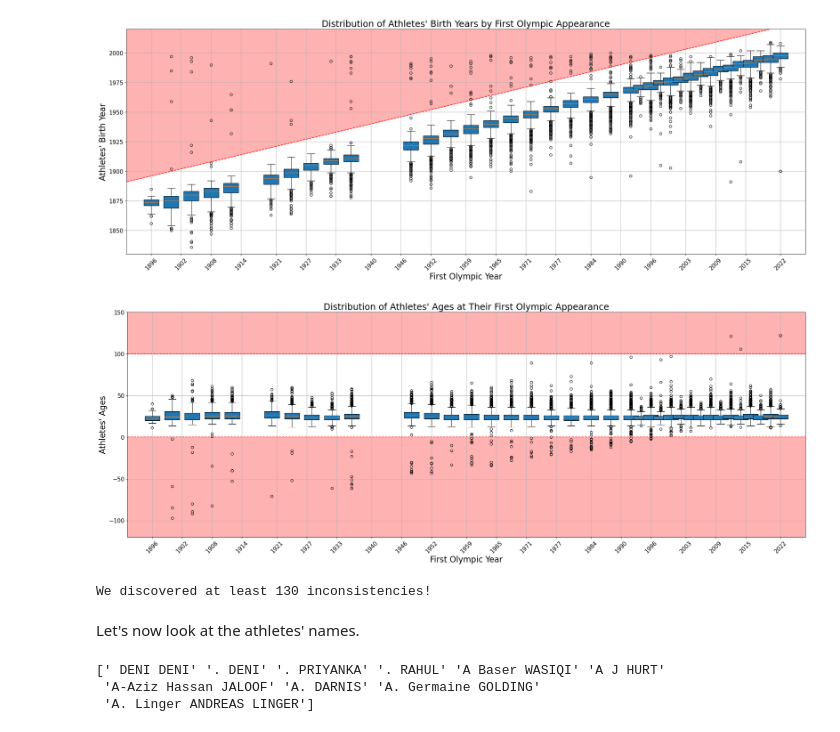
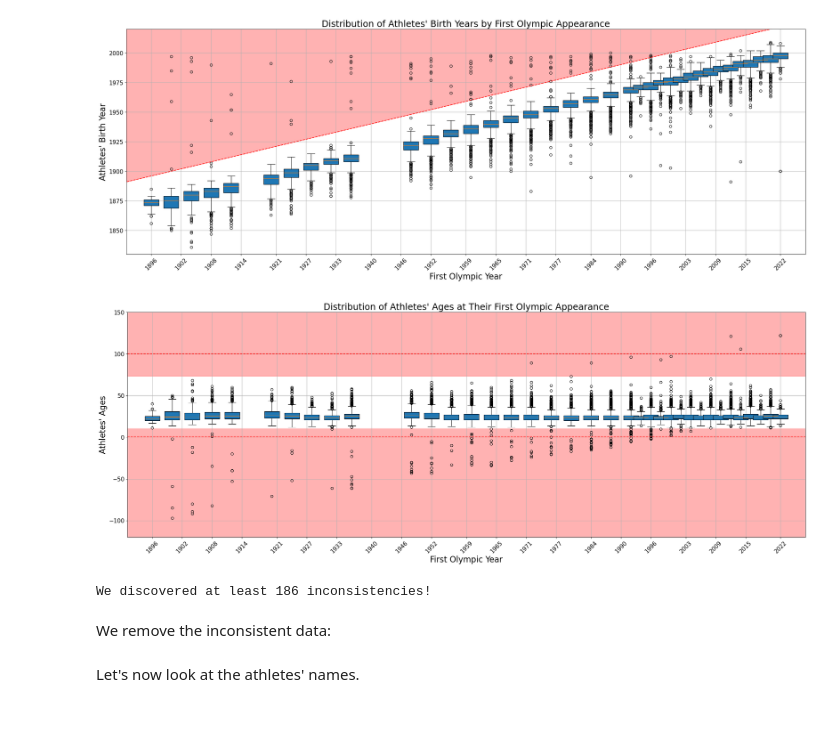
Before and after one commit to willfliaw/CSC_51052_EP, a Jupyter notebook: Project/main/Preliminary data analysis.ipynb, the cells around one changed output. Drawn from its saved outputs; the diff is of its cells as text; code cells hidden in the pictures.

Commit message:
finish athletes preliminary analysis

```diff
--- a/Project/main/Preliminary data analysis.ipynb
+++ b/Project/main/Preliminary data analysis.ipynb
@@ -147,6 +162,4 @@ athletesData["first_game_year"] = athletesData["first_game_year"].astype("Int64"
 # %% [markdown]
 The following code extracts medal information from the `athlete_medals` column, converts it into structured medal counts, and stores these in new columns. First, the regex `.str.findall()` is used to extract medal pairs (number and type) from each string into the `medal_tuples` column. Next, a helper function `count_medals()` is defined to count specific medal types (`G`, `S`, `B`) in each list of tuples. This function is applied to create `bronze_count`, `silver_count`, and `gold_count` columns, representing the count of each medal type. Finally, a `total_medals` column is created by calculating the sum of the three newly created columns.
 # %%
-athletesData["medal_tuples"] = athletesData["athlete_medals"].str.findall(
-    r"\n*(\d+)\n*([GSB])\n*"
-)
+medal_tuples = athletes_data["athlete_medals"].str.findall(r"\n*(\d+)\n*([GSB])\n*")
@@ -176,6 +181,6 @@ Here, we remove information that is not pertinent for the present analysis.
 # %%
-athletesData = athletesData.drop(
-    ["first_game", "athlete_url", "bio", "athlete_medals", "medal_tuples"], axis=1
+athletes_data = athletes_data.drop(
+    ["first_game", "bio", "athlete_medals"], axis=1
 )
 # %% [markdown]
 Finally, we visualize again, some preliminary informations of the entries of the resulting data frame.
@@ -213,18 +218,19 @@ athletesData.describe(include=object)
 # %% [markdown]
 Let's first take a look at the time stamps of the olympics as compared to athletes' ages.
 # %%
-game_years = pd.Series(pd.unique(athletesData["first_game_year"].dropna())).sort_values(
-    ascending=True
-)
+game_years = pd.Series(
+    pd.unique(athletes_data["first_game_year"].dropna())
+).sort_values(ascending=True)
 
-boxDataBirth = []
-boxDataAge = []
+box_data_birth = []
+box_data_age = []
 for game_year in game_years:
-    year_births = athletesData[athletesData["first_game_year"] == game_year][
+    year_births = athletes_data[athletes_data["first_game_year"] == game_year][
         "athlete_year_birth"
     ].dropna()
-    boxDataBirth.append(year_births)
-    boxDataAge.append(game_year - year_births)
+
+    box_data_birth.append(year_births)
+    box_data_age.append(game_year - year_births)
 # %%
 plt.figure(figsize=(30, 10), dpi=80)
 
@@ -258,40 +264,46 @@ plt.grid()
 plt.show()
 # %% [output]
 [figure]
+# %%
+# References:
+# https://eu.usatoday.com/story/sports/olympics/2022/11/24/who-is-youngest-olympian/10380713002/
+# https://www.oldest.org/sports/olympians/
+youngestOlympian = 10
+oldestOlympian = 73
 # %%
 plt.figure(figsize=(30, 10), dpi=80)
 
 
 plt.boxplot(
-    boxDataAge,
+    box_data_age,
     positions=game_years,
     widths=[3] * len(game_years),
     patch_artist=True,
     manage_ticks=False,
 )
 
-lineData = np.arange(min(game_years) / 2, 2 * max(game_years))
+line_data = np.arange(min(game_years) / 2, 2 * max(game_years))
 plt.axhline(0, linestyle="--", c="red")
-plt.fill_between(x=lineData, y1=0, y2=-120, alpha=0.3, color="red")
+plt.fill_between(x=line_data, y1=youngestOlympian, y2=-120, alpha=0.3, color="red")
 
 plt.axhline(100, linestyle="--", c="red")
-plt.fill_between(x=lineData, y1=100, y2=150, alpha=0.3, color="red")
+plt.fill_between(x=line_data, y1=oldestOlympian, y2=150, alpha=0.3, color="red")
 
 # Decoration
 plt.title("Distribution of Athletes' Ages at Their First Olympic Appearance", fontsize=22)
 plt.xlabel("First Olympic Year", fontsize=20)
 plt.xticks(
     ticks=np.linspace(min(game_years), max(game_years), num=21, dtype=int),
     rotation=45,
     fontsize=14,
 )
 plt.xlim(min(game_years) - 5, max(game_years) + 5)
 plt.yticks(fontsize=14)
 plt.ylabel("Athletes' Ages", fontsize=20)
 plt.ylim(-120, 150)
 plt.grid()
 plt.show()
 # %% [output]
-[figure, old version]
+[figure, new version]
 # %%
 ageAtFirstOlympiad = (
@@ -303,4 +315,6 @@ tooYoungOldOlympic = athletesData[
 # %%
-print(f"We discovered at least {len(tooYoungOldOlympic)} inconsistencies!")
+print(f"We discovered at least {np.sum(tooYoungOldOlympic)} inconsistencies!")
 # %% [output]
-We discovered at least 130 inconsistencies!
+We discovered at least 186 inconsistencies!
+# %% [markdown]
+We remove the inconsistent data:
@@ -307,8 +323,2 @@ We discovered at least 130 inconsistencies!
 # %% [markdown]
 Let's now look at the athletes' names.
-# %%
-print(np.sort(pd.unique(athletesData["athlete_full_name"]))[:10])
-# %% [output]
-[' DENI DENI' '. DENI' '. PRIYANKA' '. RAHUL' 'A Baser WASIQI' 'A J HURT'
- 'A-Aziz Hassan JALOOF' 'A. DARNIS' 'A. Germaine GOLDING'
- 'A. Linger ANDREAS LINGER']
```
Also changed, not shown: parts of 41 cells of this notebook, 2 other files.
